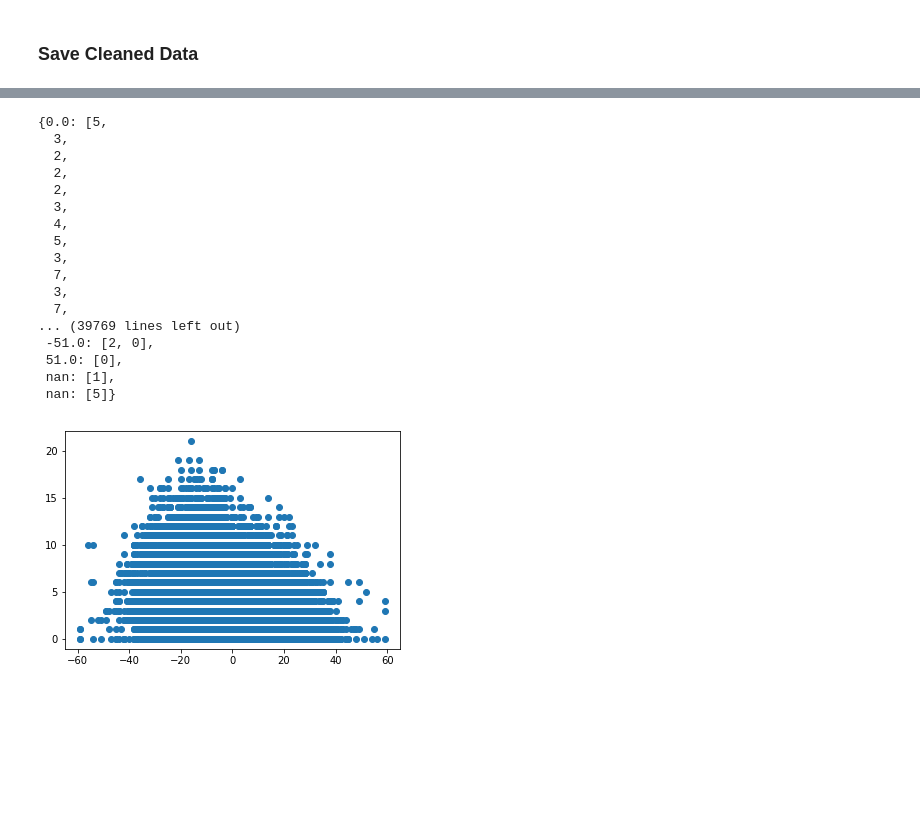
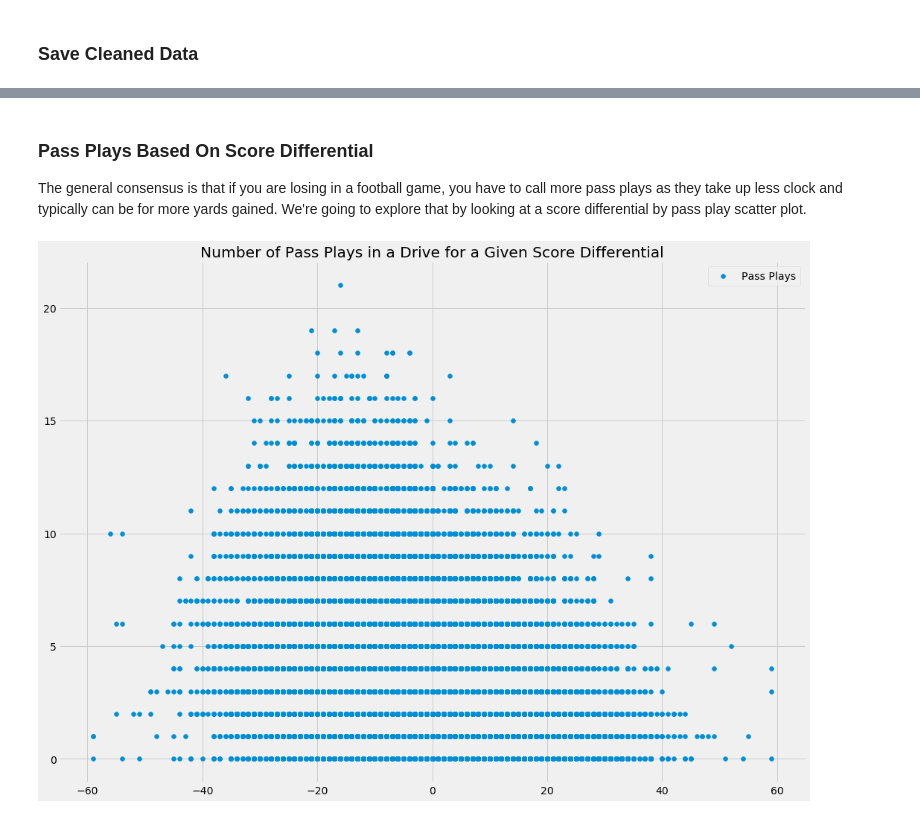
Before and after one commit to brendan-d-freeman/nfl-playcal-prediction, a Jupyter notebook: nfl_playcall_prediction_notebook.ipynb, the cells around one changed output, grey strips where cells are left out. Cells and saved outputs as stored; diff of their text form; code cells hidden in the pictures; blank space fills up the shorter version.

```diff
--- a/nfl_playcall_prediction_notebook.ipynb
+++ b/nfl_playcall_prediction_notebook.ipynb
@@ -322,4 +392,6 @@ fixed_df.to_csv(file)
 # %%
-fixed_df['play_type'].value_counts().plot.pie(figsize=(16, 10))
+plt.style.use("fivethirtyeight")
+fixed_df['play_type'].value_counts().plot.pie(figsize=(16, 10), title="Play Type Distribution",
+                                              table=True, autopct="%.2f%%")
 # %% [output]
 <matplotlib.axes._subplots.AxesSubplot at 0x...>
@@ -327,3 +399,7 @@ fixed_df['play_type'].value_counts().plot.pie(figsize=(16, 10))
+# %% [markdown]
+### Pass Plays Based On Score Differential
+
+The general consensus is that if you are losing in a football game, you have to call more pass plays as they take up less clock and typically can be for more yards gained. We're going to explore that by looking at a score differential by pass play scatter plot.
 # %%
 def sum_up_plays(game_id):
     sub_df = fixed_df[fixed_df['game_id'] == game_id]
@@ -347,23 +423,3 @@ def sum_up_plays(game_id):
 scores_and_plays = {}
 for game in fixed_df['game_id'].unique():
     sum_up_plays(game)
-# %%
-scores_and_plays
-# %% [output]
-{0.0: [5,
-  3,
-  2,
-  2,
-  2,
-  3,
-  4,
-  5,
-  3,
-  7,
-  3,
-  7,
-... (39769 lines left out)
- -51.0: [2, 0],
- 51.0: [0],
- nan: [1],
- nan: [5]}
@@ -372,10 +426,14 @@ del scores_and_plays[list(scores_and_plays.keys())[0]]
 # %%
 x = []
 y = []
 for pair in scores_and_plays.items():
     for plays in pair[1]:
         y.append(plays)
         x.append(pair[0])
-plot = plt.scatter(x, y)
+plt.figure(figsize=(16, 12))
+plt.scatter(x, y)
+plt.title("Number of Pass Plays in a Drive for a Given Score Differential")
+plt.legend(['Pass Plays'])
+plt.show()
 # %% [output]
-[figure, old version]
+[figure, new version]
```
Also changed, not shown: parts of 108 cells of this notebook, 2 other files.
